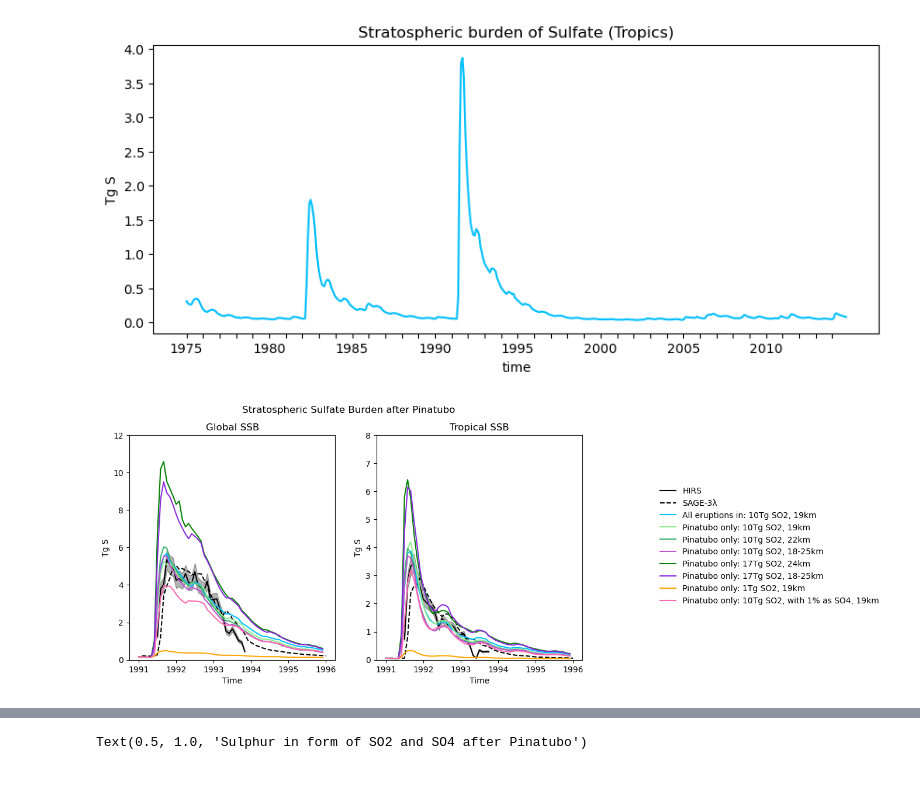
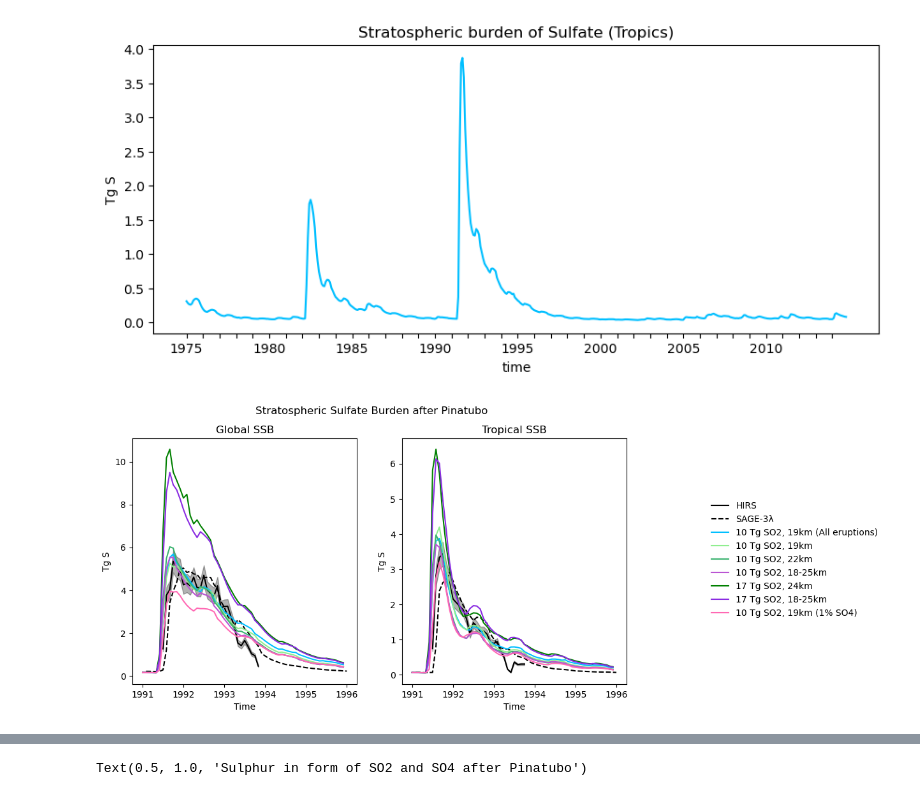
Before and after one commit to EliHHogemo/master_thesis, a Jupyter notebook: sulfur_pinatubo.ipynb, the cells around one changed output, grey strips where cells are left out. Saved outputs shown, nothing was run; the diff lists cells and outputs as text; code cells hidden in the pictures.

```diff
--- a/sulfur_pinatubo.ipynb
+++ b/sulfur_pinatubo.ipynb
@@ -439,6 +451,7 @@ tropopause_1825 = ds_1825["TROP_P"].weighted(weighted_lat_1825).mean(dim=["lat",
 tropopause_1825_17tg = ds_1825_17tg["TROP_P"].weighted(weighted_lat_1825_17tg).mean(dim=["lat", "lon"])
 tropopause_1tg = ds_1tg["TROP_P"].weighted(weighted_lat_1tg).mean(dim=["lat", "lon"])
 tropopause_1pr= ds_1pr["TROP_P"].weighted(weighted_lat_1pr).mean(dim=["lat", "lon"])
+tropopause_60tg= ds_60tg["TROP_P"].weighted(weighted_lat_60tg).mean(dim=["lat", "lon"])
 # %%
 p_lev = tropopause * 0.01
 p_lev_22 = tropopause_22 * 0.01
@@ -448,6 +461,7 @@ p_lev_1825 = tropopause_1825 * 0.01
 p_lev_1825_17tg = tropopause_1825_17tg * 0.01
 p_lev_1tg = tropopause_1tg * 0.01
 p_lev_1pr = tropopause_1pr * 0.01
+p_lev_60tg = tropopause_60tg * 0.01
 M_strat_air = 0.099 * Matmos   #9.9% of the total mass of the atmosphere
 Mo = 15.999
 Mso4 = Ms + (4 * Mo)
@@ -509,6 +523,13 @@ so4_burd_1pr = so4_burd_1pr.weighted(weighted_lat_1pr).mean(dim=["lat", "lon", "
 so4_burden_1pr = so4_burd_1pr * M_strat_air *10**(-12)
 so4_burden_TgS_1pr = so4_burden_1pr * c
 
+mmr_sulf_60tg = ds_60tg["mmr_SULFATE"]
+so4_burd_60tg = mmr_sulf_60tg.where(mmr_sulf_60tg["lev"] <= p_lev_60tg)
+so4_burd_60tg = so4_burd_60tg.weighted(weighted_lat_60tg).mean(dim=["lat", "lon", "lev"])
+#so4_burd_60tg = so4_burd_60tg.weighted(weighted_lev_60tg).mean(dim="lev")
+so4_burden_60tg = so4_burd_60tg * M_strat_air *10**(-12)
+so4_burden_TgS_60tg = so4_burden_60tg * c
+
 plt.figure(figsize=(10, 4))
 so4_burden_TgS.plot(color = "deepskyblue", label = "NorESM2.3")
 plt.ylabel("Tg S")
@@ -533,6 +554,7 @@ so4_burden_Pinatubo_1825 = so4_burden_TgS_1825
 so4_burden_Pinatubo_1825_17tg = so4_burden_TgS_1825_17tg
 so4_burden_Pinatubo_1tg = so4_burden_TgS_1tg
 so4_burden_Pinatubo_1pr = so4_burden_TgS_1pr
+so4_burden_Pinatubo_60tg = so4_burden_TgS_60tg
 
 plt.figure(figsize=(10, 4))
 so4_burden_Pinatubo.plot(color = "deepskyblue", label = "NorESM2.3, all eruptions in: 10Tg, 19km")
@@ -613,6 +635,13 @@ so4_burd_trop_1pr = so4_burd_trop_1pr.weighted(weighted_lat_1pr).mean(dim=["lat"
 so4_burden_trop_1pr = so4_burd_trop_1pr * M_strat_air * ratio *10**(-12)
 so4_burden_TgS_trop_1pr = so4_burden_trop_1pr * c
 
+so4_trop_60tg= mmr_sulf_60tg.sel(lat=slice(-20, 20))
+so4_burd_trop_60tg = so4_trop_60tg.where(so4_trop_60tg["lev"] <= p_lev_60tg)
+so4_burd_trop_60tg = so4_burd_trop_60tg.weighted(weighted_lat_60tg).mean(dim=["lat", "lon", "lev"])
+#so4_burd_trop_60tg = so4_burd_trop_60tg.weighted(weighted_lev_60tg).mean(dim="lev")
+so4_burden_trop_60tg = so4_burd_trop_60tg * M_strat_air * ratio *10**(-12)
+so4_burden_TgS_trop_60tg = so4_burden_trop_60tg * c
+
 
 plt.figure(figsize=(10, 4))
 so4_burden_TgS_trop.plot(color = "deepskyblue", label = "NorESM2.3")
@@ -659,6 +688,7 @@ time_years_1825 = np.array([t.year + (t.month-1)/12 for t in so4_burden_Pinatubo
 time_years_1825_17tg = np.array([t.year + (t.month-1)/12 for t in so4_burden_Pinatubo_1825_17tg.time.values])
 time_years_1tg = np.array([t.year + (t.month-1)/12 for t in so4_burden_Pinatubo_1tg.time.values])
 time_years_1pr = np.array([t.year + (t.month-1)/12 for t in so4_burden_Pinatubo_1pr.time.values])
+time_years_60tg = np.array([t.year + (t.month-1)/12 for t in so4_burden_Pinatubo_60tg.time.values])
 
 obs_time_trop = np.array([t.year + (t.month-1)/12 for t in trop_sage.index])
 obs_time_hirs_trop = np.array([t.year + (t.month-1)/12 for t in trop.index])
@@ -670,55 +700,58 @@ time_years_trop_1825 = np.array([t.year + (t.month-1)/12 for t in so4_burden_TgS
 time_years_trop_1825_17tg = np.array([t.year + (t.month-1)/12 for t in so4_burden_TgS_trop_1825_17tg.time.values])
 time_years_trop_1tg = np.array([t.year + (t.month-1)/12 for t in so4_burden_TgS_trop_1tg.time.values])
 time_years_trop_1pr = np.array([t.year + (t.month-1)/12 for t in so4_burden_TgS_trop_1pr.time.values])
+time_years_trop_60tg = np.array([t.year + (t.month-1)/12 for t in so4_burden_TgS_trop_60tg.time.values])
 
 
 fig, ax = plt.subplots(1, 2, figsize=(10, 5))
 ax[0].plot(obs_time_hirs, total, color="black", label="HIRS")
 ax[0].fill_between(obs_time_hirs, total - err_total, total + err_total,
                  color="black", alpha=0.3)
 ax[0].plot(obs_time, total_sage, color="black", linestyle="--", label="SAGE-3λ")
-ax[0].plot(time_years, so4_burd_Pinatubo, color = "deepskyblue", label = "All eruptions in: 10Tg SO2, 19km")
-ax[0].plot(time_years_19_c, so4_burden_Pinatubo_19_c, color = "lightgreen", label = "Pinatubo only: 10Tg SO2, 19km")
-ax[0].plot(time_years_22, so4_burden_Pinatubo_22, color = "mediumseagreen", label = "Pinatubo only: 10Tg SO2, 22km")
-ax[0].plot(time_years_1825, so4_burden_Pinatubo_1825, color = "mediumorchid", label = "Pinatubo only: 10Tg SO2, 18-25km")
-ax[0].plot(time_years_24, so4_burden_Pinatubo_24, color = "green", label = "Pinatubo only: 17Tg SO2, 24km")
-ax[0].plot(time_years_1825_17tg, so4_burden_Pinatubo_1825_17tg, color = "blueviolet", label = "Pinatubo only: 17Tg SO2, 18-25km")
-ax[0].plot(time_years_1tg, so4_burden_Pinatubo_1tg, color="orange", label="Pinatubo only: 1Tg SO2, 19km")
-ax[0].plot(time_years_1pr, so4_burden_Pinatubo_1pr, color="hotpink", label="Pinatubo only: 10Tg SO2, with 1% as SO4, 19km")
+ax[0].plot(time_years, so4_burd_Pinatubo, color = "deepskyblue", label = "10 Tg SO2, 19km (All eruptions)")
+ax[0].plot(time_years_19_c, so4_burden_Pinatubo_19_c, color = "lightgreen", label = "10 Tg SO2, 19km")
+ax[0].plot(time_years_22, so4_burden_Pinatubo_22, color = "mediumseagreen", label = "10 Tg SO2, 22km")
+ax[0].plot(time_years_1825, so4_burden_Pinatubo_1825, color = "mediumorchid", label = "10 Tg SO2, 18-25km")
+ax[0].plot(time_years_24, so4_burden_Pinatubo_24, color = "green", label = "17 Tg SO2, 24km")
+ax[0].plot(time_years_1825_17tg, so4_burden_Pinatubo_1825_17tg, color = "blueviolet", label = "17 Tg SO2, 18-25km")
+#ax[0].plot(time_years_1tg, so4_burden_Pinatubo_1tg, color="orange", label="1 Tg SO2, 19km")
+ax[0].plot(time_years_1pr, so4_burden_Pinatubo_1pr, color="hotpink", label="10 Tg SO2, 19km (1% SO4)")
+#ax[0].plot(time_years_60tg, so4_burden_Pinatubo_60tg, color="cornflowerblue", label="60 Tg SO2, 19km")
 ax[0].set_xlabel("Time")
 ax[0].set_ylabel("Tg S")
-ax[0].set_ylim(0,12)
+#ax[0].set_ylim(0,12)
 ax[0].set_title("Global SSB")
 
 ax[1].plot(obs_time_hirs_trop,  trop,  color="black", label="HIRS")
 ax[1].fill_between(obs_time_hirs_trop, trop - err_trop, trop + err_trop,
                  color="black", alpha=0.3)
 ax[1].plot(obs_time_trop, trop_sage, color="black", linestyle="--", label="SAGE-3λ")
-ax[1].plot(time_years_trop, so4_burden_TgS_trop_Pin, color = "deepskyblue", label = "All eruptions in: 10Tg SO2, 19km" )
-ax[1].plot(time_years_trop_19_c, so4_burden_TgS_trop_19_c, color = "lightgreen", label = "Pinatubo only: 10Tg SO2, 19km")
-ax[1].plot(time_years_trop_22, so4_burden_TgS_trop_22, color = "mediumseagreen", label = "Pinatubo only: 10Tg SO2, 22km")
-ax[1].plot(time_years_trop_1825, so4_burden_TgS_trop_1825, color = "mediumorchid", label = "Pinatubo only: 10Tg SO2, 18-25km")
-ax[1].plot(time_years_trop_24, so4_burden_TgS_trop_24, color = "green", label = "Pinatubo only: 17Tg SO2, 24km")
-ax[1].plot(time_years_trop_1825_17tg, so4_burden_TgS_trop_1825_17tg, color = "blueviolet", label = "Pinatubo only: 17Tg SO2, 18-25km")
-ax[1].plot(time_years_trop_1tg, so4_burden_TgS_trop_1tg, color="orange", label="Pinatubo only: 1Tg SO2, 19km")
-ax[1].plot(time_years_trop_1pr, so4_burden_TgS_trop_1pr, color="hotpink", label="Pinatubo only: 10Tg SO2, with 1% as SO4, 19km")
+ax[1].plot(time_years_trop, so4_burden_TgS_trop_Pin, color = "deepskyblue", label = "10 Tg SO2, 19km (All eruptions)" )
+ax[1].plot(time_years_trop_19_c, so4_burden_TgS_trop_19_c, color = "lightgreen", label = "10 Tg SO2, 19km")
+ax[1].plot(time_years_trop_22, so4_burden_TgS_trop_22, color = "mediumseagreen", label = "10 Tg SO2, 22km")
+ax[1].plot(time_years_trop_1825, so4_burden_TgS_trop_1825, color = "mediumorchid", label = "10 Tg SO2, 18-25km")
+ax[1].plot(time_years_trop_24, so4_burden_TgS_trop_24, color = "green", label = "17 Tg SO2, 24km")
+ax[1].plot(time_years_trop_1825_17tg, so4_burden_TgS_trop_1825_17tg, color = "blueviolet", label = "17 Tg SO2, 18-25km")
+#ax[1].plot(time_years_trop_1tg, so4_burden_TgS_trop_1tg, color="orange", label="1 Tg SO2, 19km")
+ax[1].plot(time_years_trop_1pr, so4_burden_TgS_trop_1pr, color="hotpink", label="10 Tg SO2, 19km (1% SO4)")
+#ax[1].plot(time_years_trop_60tg, so4_burden_trop_60tg, color="cornflowerblue", label="60 Tg SO2, 19km")
 ax[1].set_xlabel("Time")
 ax[1].set_ylabel("Tg S")
-ax[1].set_ylim(0,8)
+#ax[1].set_ylim(0,8)
 ax[1].set_title("Tropical SSB")
 
 handles, labels = ax[0].get_legend_handles_labels()
 
 fig.legend(
     handles,
     labels,
     loc="center left",
     bbox_to_anchor=(1.02, 0.5),
     frameon=False
 )
 
 fig.suptitle("Stratospheric Sulfate Burden after Pinatubo")
 fig.subplots_adjust(right=0.90)
 plt.show()
 # %% [output]
-[figure, old version]
+[figure, new version]
```
Also changed, not shown: parts of 26 cells of this notebook, 1 other file.
